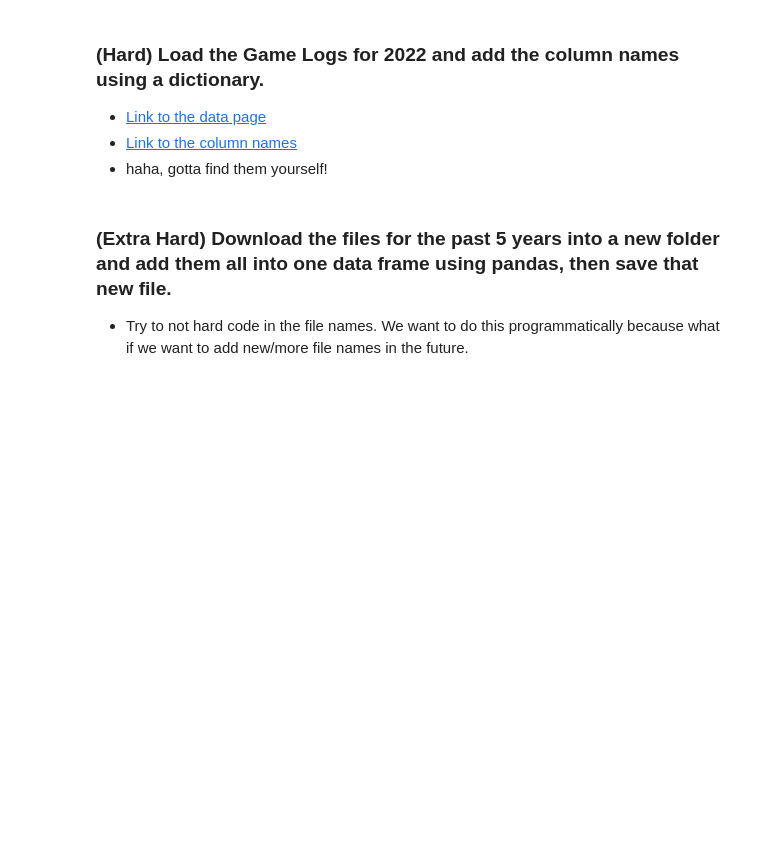
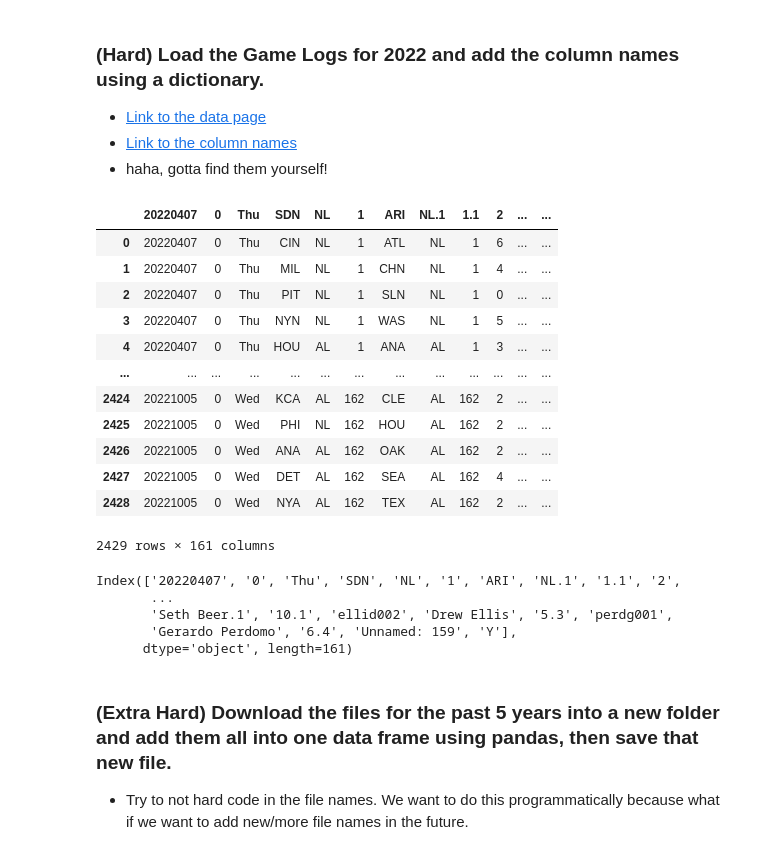
Before and after one commit to DouglasRollman/2024-DS-Fri-1230, a Jupyter notebook: Week-01-Pandas/Exercise-DR.ipynb, the cells around one changed output. Saved outputs shown, nothing was run; the diff lists cells and outputs as text; code cells hidden in the pictures; blank space fills up the shorter version.

```diff
--- a/Week-01-Pandas/Exercise-DR.ipynb
+++ b/Week-01-Pandas/Exercise-DR.ipynb
@@ -347,6 +334,31 @@ kendrick_workers
 * [Link to the data page](https://www.retrosheet.org/gamelogs/)
 * [Link to the column names](https://procatinator.com/)
 * haha, gotta find them yourself!
+# %%
+df_gl = pd.read_csv("data/gl2022.txt")
+df_gl
+# %% [output]
+|  | 20220407 | 0 | Thu | SDN | NL | 1 | ARI | NL.1 | 1.1 | 2 | ... | ... |
+| 0 | 20220407 | 0 | Thu | CIN | NL | 1 | ATL | NL | 1 | 6 | ... | ... |
+| 1 | 20220407 | 0 | Thu | MIL | NL | 1 | CHN | NL | 1 | 4 | ... | ... |
+| 2 | 20220407 | 0 | Thu | PIT | NL | 1 | SLN | NL | 1 | 0 | ... | ... |
+| 3 | 20220407 | 0 | Thu | NYN | NL | 1 | WAS | NL | 1 | 5 | ... | ... |
+| 4 | 20220407 | 0 | Thu | HOU | AL | 1 | ANA | AL | 1 | 3 | ... | ... |
+| ... | ... | ... | ... | ... | ... | ... | ... | ... | ... | ... | ... | ... |
+| 2424 | 20221005 | 0 | Wed | KCA | AL | 162 | CLE | AL | 162 | 2 | ... | ... |
+| 2425 | 20221005 | 0 | Wed | PHI | NL | 162 | HOU | AL | 162 | 2 | ... | ... |
+| 2426 | 20221005 | 0 | Wed | ANA | AL | 162 | OAK | AL | 162 | 2 | ... | ... |
+| 2427 | 20221005 | 0 | Wed | DET | AL | 162 | SEA | AL | 162 | 4 | ... | ... |
+| 2428 | 20221005 | 0 | Wed | NYA | AL | 162 | TEX | AL | 162 | 2 | ... | ... |
+2429 rows × 161 columns
+# %%
+df_gl.columns
+# %% [output]
+Index(['20220407', '0', 'Thu', 'SDN', 'NL', '1', 'ARI', 'NL.1', '1.1', '2',
+       ...
+       'Seth Beer.1', '10.1', 'ellid002', 'Drew Ellis', '5.3', 'perdg001',
+       'Gerardo Perdomo', '6.4', 'Unnamed: 159', 'Y'],
+      dtype='object', length=161)
 # %% [markdown]
 ### (Extra Hard) Download the files for the past 5 years into a new folder and add them all into one data frame using pandas, then save that new file.
 * Try to not hard code in the file names. We want to do this programmatically because what if we want to add new/more file names in the future.
```
Also changed, not shown: parts of 6 cells of this notebook.
